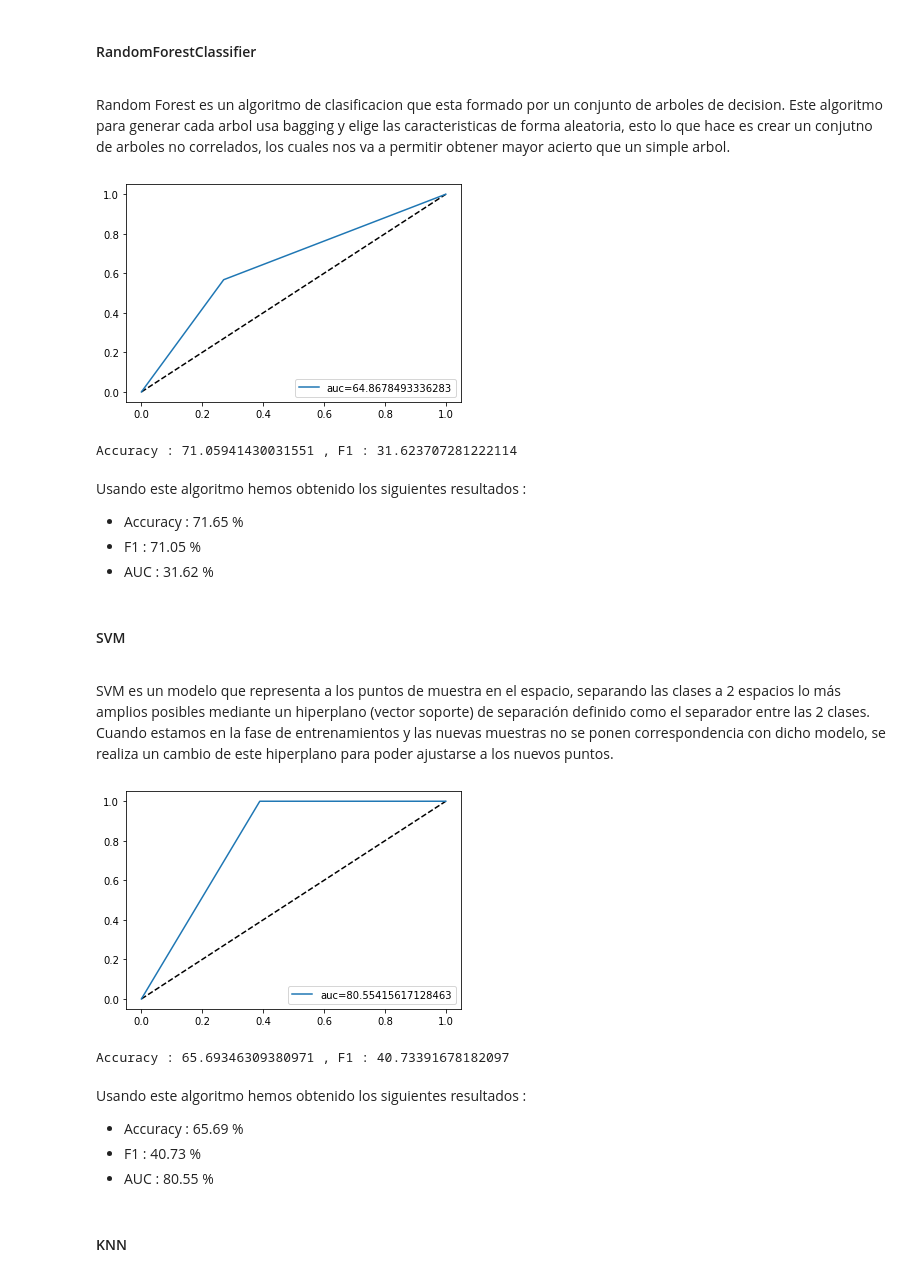
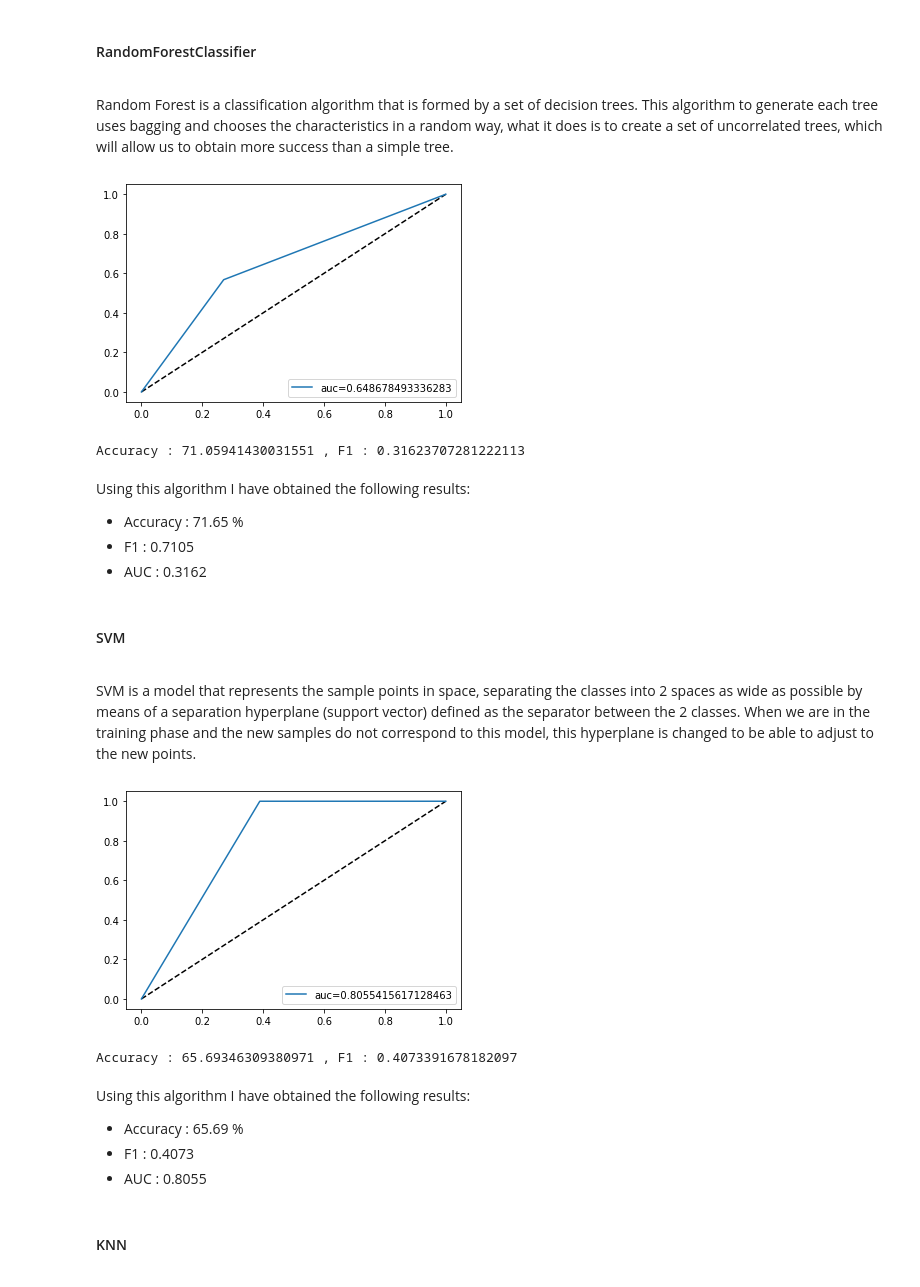
Before and after one commit to DaniMG95/Starbucks_Capstone, a Jupyter notebook: Starbucks_Capstone_notebook.ipynb, the cells around one changed output. Cells and saved outputs as stored; diff of their text form; code cells hidden in the pictures.

```diff
--- a/Starbucks_Capstone_notebook.ipynb
+++ b/Starbucks_Capstone_notebook.ipynb
@@ -729,20 +752,35 @@ Para ello, voy a crear una funcion llamada evaluate, el cual se le pasara el dat
 # %%
-from sklearn.metrics import roc_curve
-from sklearn.metrics import f1_score
-from sklearn.metrics import accuracy_score
-from sklearn.metrics import roc_auc_score
 accuracy=[]
 f1=[]
 auc=[]
+
 def evaluate(X_train,X_test,Y_train,Y_test,parameters,model):
+    '''
+    INPUT:
+    X_train - (dataframe) Data training model
+    X_test - (dataframe) Data test model
+    Y_train - (series) label training model
+    Y_test - (series) label test model
+    parameters - parameters of model
+    model - model that we want train
+
+    OUTPUT:
+    clf - trained model
+    accurracy - Accuracy of the model
+    f1 - f1 of the model
+    auc - auc of the model
+
+    Train a given model according to possible hyperparameters and obtain its evaluation metrics
+
+    '''
     clf = GridSearchCV(model,param_grid=parameters)
     clf.fit(X_train,Y_train)
     y_pred=clf.predict(X_test)
     accurracy=accuracy_score(y_test, y_pred)*100
-    f1=f1_score(y_test, y_pred)*100
+    f1=f1_score(y_test, y_pred)
     fpr, tpr, _ = roc_curve(y_test, y_pred)
     plt.plot([0, 1], [0, 1], 'k--')
-    auc = roc_auc_score(y_test, y_pred)*100
+    auc = roc_auc_score(y_test, y_pred)
     plt.plot(fpr,tpr,label="auc="+str(auc))
     plt.legend(loc=4)
     plt.show()
@@ -751,50 +789,50 @@ def evaluate(X_train,X_test,Y_train,Y_test,parameters,model):
 # %% [markdown]
 #### RandomForestClassifier
 <a id="forest"></a>
-# %% [markdown]
-Random Forest es un algoritmo de clasificacion que esta formado por un conjunto de arboles de decision. Este algoritmo para generar cada arbol usa bagging y elige las caracteristicas de forma aleatoria, esto lo que hace es crear un conjutno de arboles no correlados, los cuales nos va a permitir obtener mayor acierto que un simple arbol.
+# %% [markdown]
+Random Forest is a classification algorithm that is formed by a set of decision trees. This algorithm to generate each tree uses bagging and chooses the characteristics in a random way, what it does is to create a set of uncorrelated trees, which will allow us to obtain more success than a simple tree.
 # %%
-from sklearn.ensemble import RandomForestClassifier
+#Training RandomForestClassifier
 parameters = {
         'n_estimators': [3,5, 15],
         'max_features' : ["sqrt", "log2"]
     }
-clf = RandomForestClassifier(random_state=42)
-clf,accurracy_forest,f1_forest,auc_forest=evaluate(X_train,X_test,y_train,y_test,parameters,clf)
+clf_forest = RandomForestClassifier(random_state=42)
+clf_forest,accurracy_forest,f1_forest,auc_forest=evaluate(X_train,X_test,y_train,y_test,parameters,clf_forest)
 accuracy.append(accurracy_forest)
 f1.append(f1_forest)
 auc.append(auc_forest)
 # %% [output]
-[figure, old version]
+[figure, new version]
-Accuracy : 71.05941430031551 , F1 : 31.623707281222114
+Accuracy : 71.05941430031551 , F1 : 0.31623707281222113
-# %% [markdown]
-Usando este algoritmo hemos obtenido los siguientes resultados :
-* Accuracy : 71.65 %
-* F1 : 71.05 %
-* AUC : 31.62 %
+# %% [markdown]
+Using this algorithm I have obtained the following results:
+* Accuracy : 71.65 %
+* F1 : 0.7105
+* AUC : 0.3162
 # %% [markdown]
 #### SVM
 <a id="svn"></a>
-# %% [markdown]
-SVM es un modelo que representa a los puntos de muestra en el espacio, separando las clases a 2 espacios lo más amplios posibles mediante un hiperplano (vector soporte) de separación definido como el separador entre las 2 clases. Cuando estamos en la fase de entrenamientos y las nuevas muestras no se ponen correspondencia con dicho modelo, se realiza un cambio de este hiperplano para poder ajustarse a los nuevos puntos.
+# %% [markdown]
+SVM is a model that represents the sample points in space, separating the classes into 2 spaces as wide as possible by means of a separation hyperplane (support vector) defined as the separator between the 2 classes. When we are in the training phase and the new samples do not correspond to this model, this hyperplane is changed to be able to adjust to the new points.
 # %%
-from sklearn import svm
+#Training SVM
 parameters = {
         'kernel': ["linear", "poly", "rbf"],
     }
-clf = svm.SVC(random_state=42,class_weight='balanced')
-clf,accurracy_svc,f1_svc,auc_svc=evaluate(X_train,X_test,y_train,y_test,parameters,clf)
+clf_svc = svm.SVC(random_state=42,class_weight='balanced')
+clf_svc,accurracy_svc,f1_svc,auc_svc=evaluate(X_train,X_test,y_train,y_test,parameters,clf_svc)
 accuracy.append(accurracy_svc)
 f1.append(f1_svc)
 auc.append(auc_svc)
 # %% [output]
-[figure, old version]
+[figure, new version]
-Accuracy : 65.69346309380971 , F1 : 40.73391678182097
+Accuracy : 65.69346309380971 , F1 : 0.4073391678182097
-# %% [markdown]
-Usando este algoritmo hemos obtenido los siguientes resultados :
-* Accuracy : 65.69 %
-* F1 : 40.73 %
-* AUC : 80.55 %
+# %% [markdown]
+Using this algorithm I have obtained the following results:
+* Accuracy : 65.69 %
+* F1 : 0.4073
+* AUC : 0.8055
 # %% [markdown]
 #### KNN
 <a id="knn"></a>
```
Also changed, not shown: parts of 142 cells of this notebook, 2 other files.
